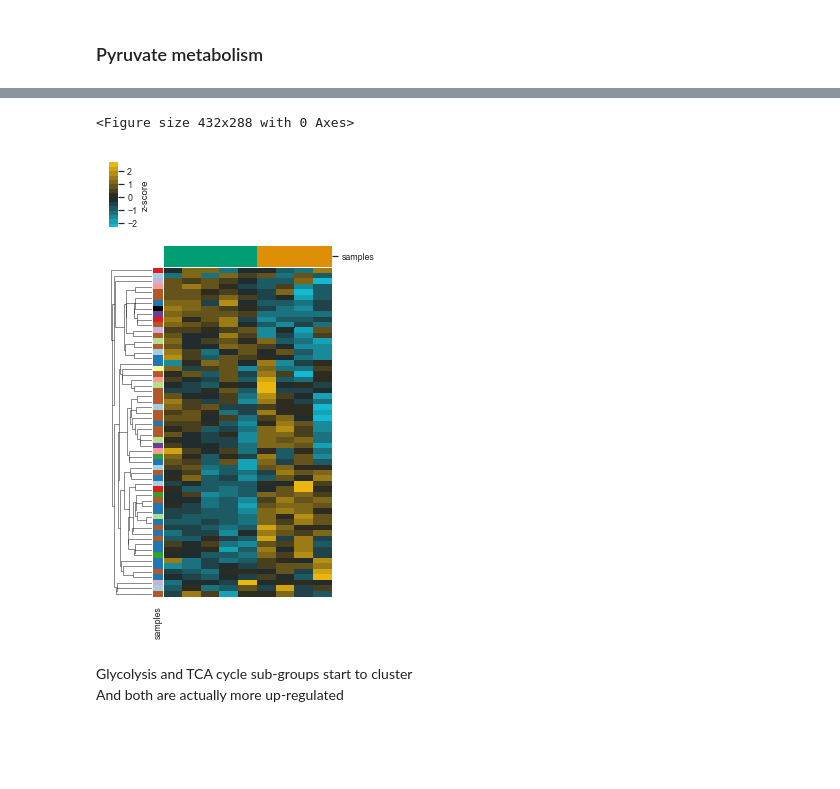
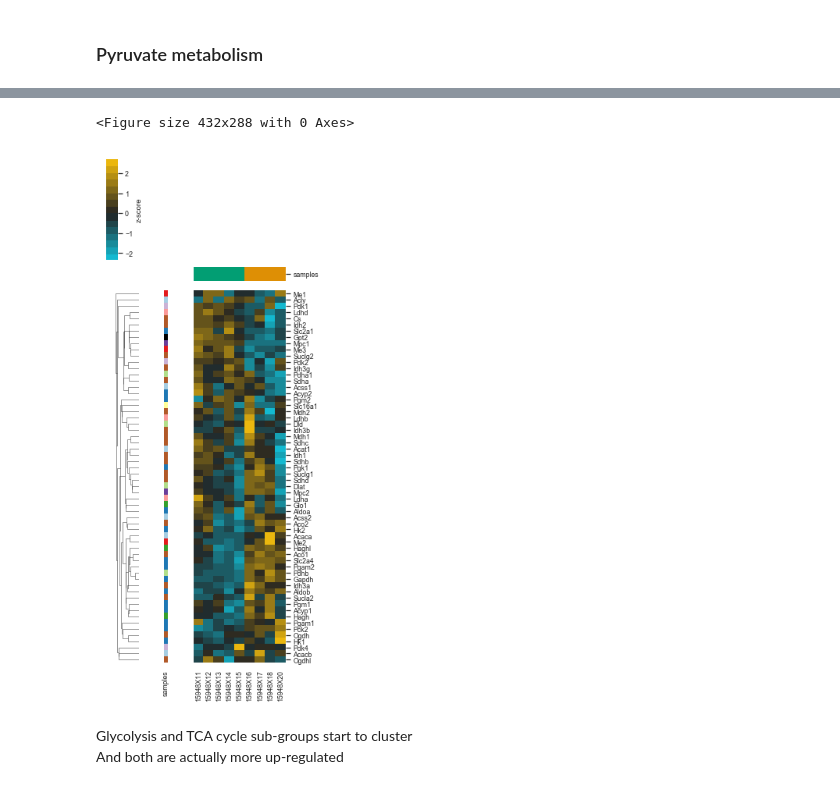
Before and after one commit to j-berg/cluntun_analysis_2020, a Jupyter notebook: analysis.ipynb, the cells around one changed output, grey strips where cells are left out. Cells and saved outputs as stored; diff of their text form; code cells hidden in the pictures; blank space fills up the shorter version.

```diff
--- a/analysis.ipynb
+++ b/analysis.ipynb
@@ -23,7 +23,7 @@ data_8wk = pd.read_csv(
     sep='\t',
     index_col=0
 )
-del data_8wk.index.name
+data_8wk.index.name = None
 data_8wk = data_8wk.drop('15948X19', axis=1)
 
 # 16 wk
@@ -32,14 +32,14 @@ data1 = pd.read_csv(
     sep='\t',
     index_col=0
 )
-del data1.index.name
+data1.index.name = None
 
 data2 = pd.read_csv(
      __path__ + "data/counts_0807.txt",
     sep='\t',
     index_col=0
 )
-del data2.index.name
+data2.index.name = None
 
 data_16wk = pd.concat([data1, data2], axis=1)
 data_16wk = data_16wk.groupby(data_16wk.columns, axis=1).sum()
@@ -60,7 +60,7 @@ def remove_rrna(
     return data_c
 # %%
 gtf = pd.read_csv(
-    __path__ + gtf_file,
+    gtf_file,
     sep='\t',
     header=None,
     comment='#',
@@ -137,7 +137,7 @@ xp.check_samples(np.log10(data_16wk_threshold + 1))
 # 8wk
 data_8wk_threshold = xp.convert_names(
     data_8wk_threshold,
-    __path__ + gtf_file,
+    gtf_file,
     orig_name_label='gene_id "',
     orig_name_location=0,
     new_name_label='gene_name "',
@@ -147,7 +147,7 @@ data_8wk_threshold = xp.convert_names(
 # 16wk
 data_16wk_threshold = xp.convert_names(
     data_16wk_threshold,
-    __path__ + gtf_file,
+    gtf_file,
     orig_name_label='gene_id "',
     orig_name_location=0,
     new_name_label='gene_name "',
@@ -157,7 +157,7 @@ data_16wk_threshold = xp.convert_names(
 # 8wk
 data_8wk_norm = xp.r_fpkm(
     data_8wk_threshold,
-    __path__ + gtf_file,
+    gtf_file,
     feature_type='exon',
     identifier='gene_name'
 )
@@ -165,7 +165,7 @@ data_8wk_norm = xp.r_fpkm(
 # 16wk
 data_16wk_norm = xp.r_fpkm(
     data_16wk_threshold,
-    __path__ + gtf_file,
+    gtf_file,
     feature_type='exon',
     identifier='gene_name'
 )
@@ -311,25 +327,25 @@ gene_colors = {
 # %%
 data_8wk_colors = {'KO-8': (0.8705882352941177, 0.5607843137254902, 0.0196078431372549),
         'WT-8': (0.00784313725490196, 0.6196078431372549, 0.45098039215686275)}
 
 xp.heatmap(
     data_8wk_scaled,
     meta_8wk,
     gene_info=pyru,
     gene_palette=gene_colors,
     sample_palette=data_8wk_colors,
     gene_list=pyru[0].tolist(),
-    figsize=(4,8),
+    figsize=(4,10),
     save_fig=(__path__ + 'plots/mouse_8wks_pyruvate.pdf'),
     row_cluster=True,
     col_cluster=False,
-    yticklabels=False,
-    xticklabels=False,
+    yticklabels=True,
+    xticklabels=True,
     cbar_kws={'label': 'z-score'},
     linewidths=0)
 # %% [output]
 <Figure size 432x288 with 0 Axes>
-[figure, old version]
+[figure, new version]
 # %% [markdown]
 Glycolysis and TCA cycle sub-groups start to cluster
 And both are actually more up-regulated
```
Also changed, not shown: parts of 30 cells of this notebook, 22 other files.
